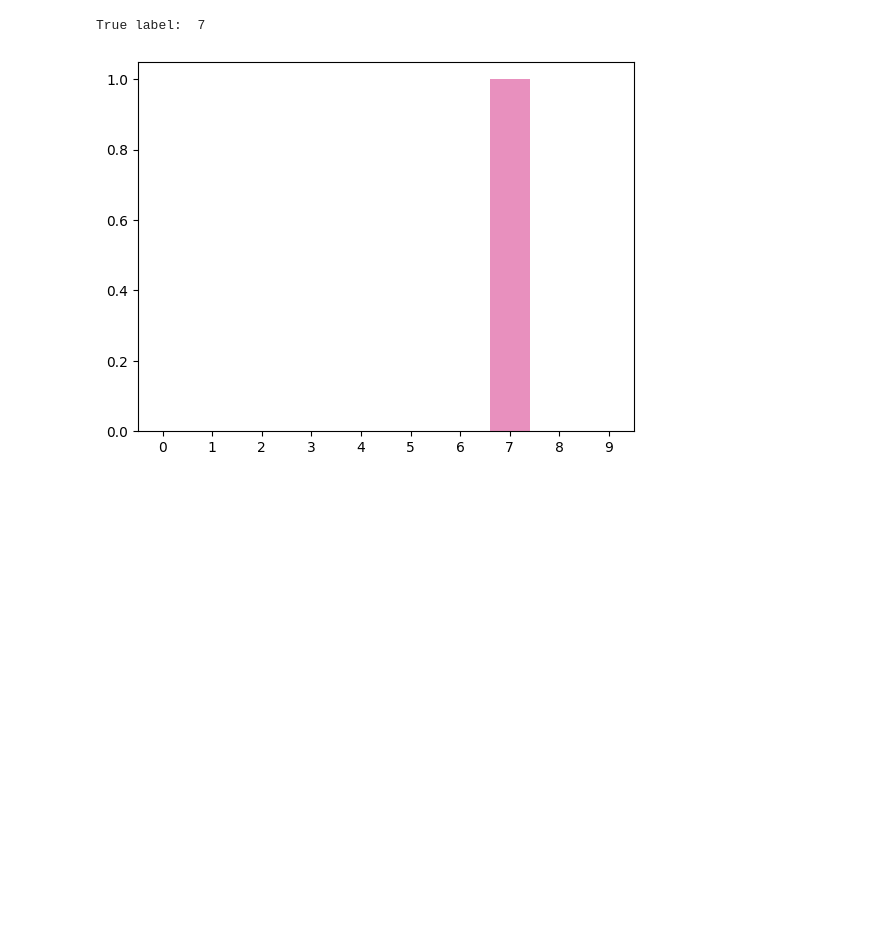
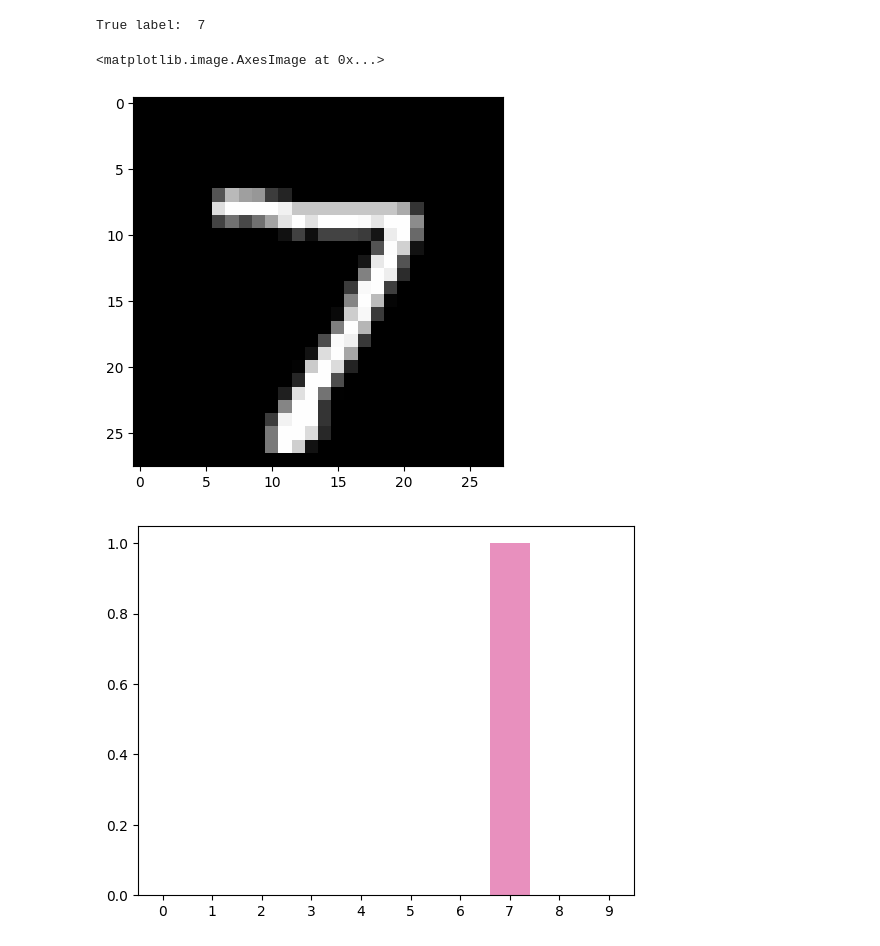
Before and after one commit to harrywsong/COMP3132, a Jupyter notebook: labs/PyML2026/Lab_Week03/LabWeek3.ipynb, the cells around one changed output. Saved outputs shown, nothing was run; the diff lists cells and outputs as text; code cells hidden in the pictures; blank space fills up the shorter version.

```diff
--- a/labs/PyML2026/Lab_Week03/LabWeek3.ipynb
+++ b/labs/PyML2026/Lab_Week03/LabWeek3.ipynb
@@ -441,6 +443,11 @@ true_label = test_labels[0]
 print("True label: ", true_label)
 # %% [output]
 True label:  7
+# %%
+plt.imshow(test_images_orig[0], cmap='gray')
+# %% [output]
+<matplotlib.image.AxesImage at 0x...>
+[figure, added]
 # %%
 # plt.bar(np.arange(10), predictions[0])
 sns.barplot(x=np.arange(10), y=predictions[0], hue=np.arange(10), palette='Set1', legend=False)
```
Also changed, not shown: parts of 9 cells of this notebook, 1 other file.
